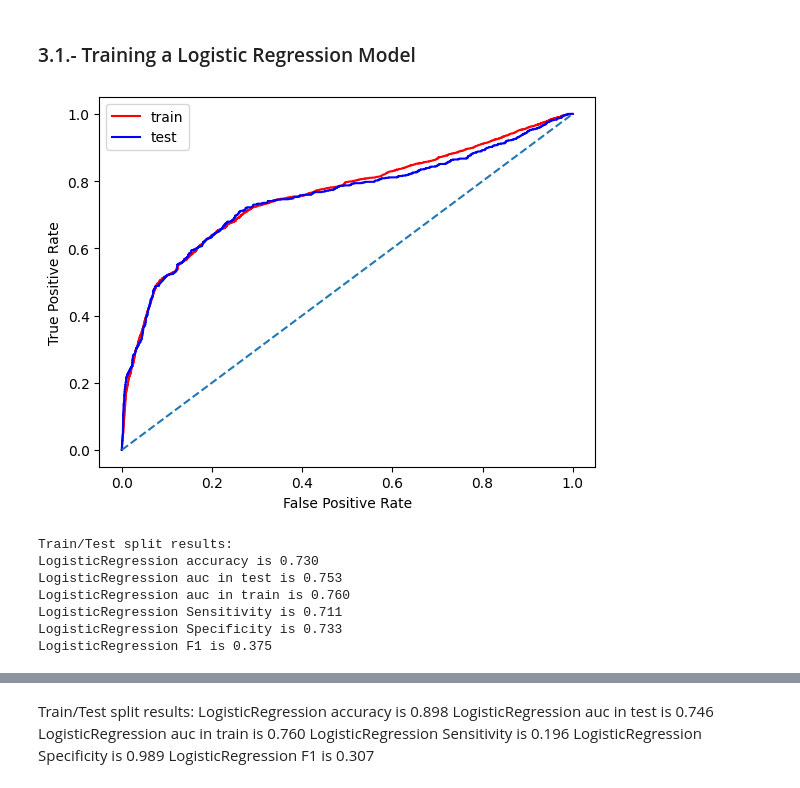
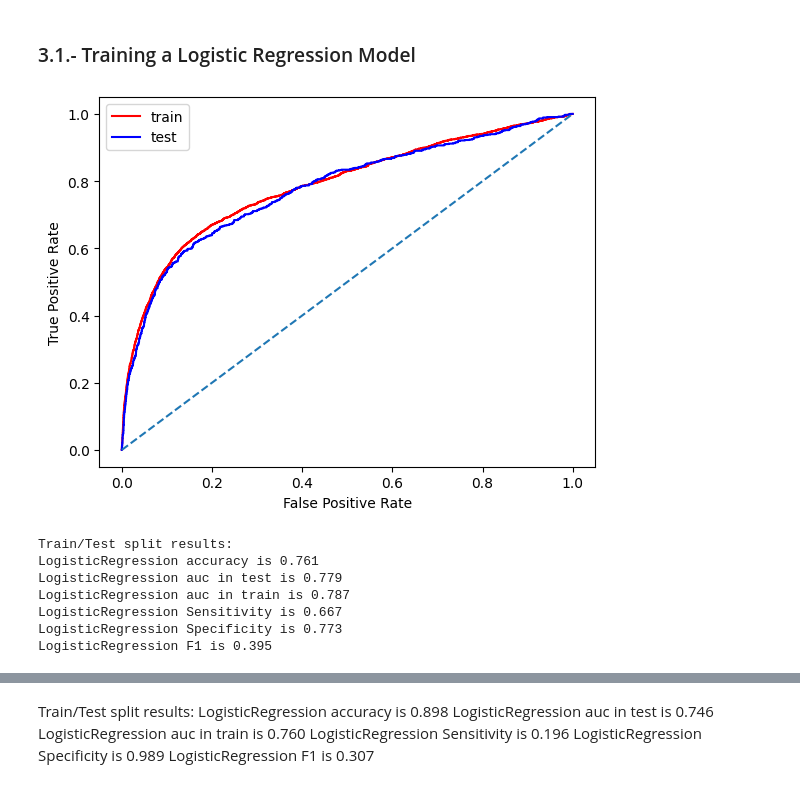
Before and after one commit to marcemir/MLAdvancedProject, a Jupyter notebook: 2410_kaggle_bank_campaingMarcelo.ipynb, the cells around one changed output, grey strips where cells are left out. Saved outputs shown, nothing was run; the diff lists cells and outputs as text; code cells hidden in the pictures.

Commit message:
feat: add feature engineering pipeline for training and validation datasets

```diff
--- a/2410_kaggle_bank_campaingMarcelo.ipynb
+++ b/2410_kaggle_bank_campaingMarcelo.ipynb
@@ -485,0 +519,6 @@ Apply here all the transformations you consider necessary for training a model.
+# %%
+# Definign the categorical columns for one-hot encoding
+categorical_columns = ['job', 'contact', 'marital_status', 'education_level', 'housing_type', 'day_of_week','is_default','loan']
+
+# Definign the categorical columns for WOE encoding
+woe_columns = ['month', 'poutcome']
@@ -502,13 +694,2 @@ train_transformed = train_df[['age','campaing','pdays',
 # %% [markdown]
 ## 3.- Data Model
-# %%
-##----------------------------
-# Train & Test split
-
-X = train_transformed.drop('output',axis=1)
-y = train_transformed['output']
-
-seed =   1957 #año de nacimiento
-test_size =  0.2
-
-X_train, X_test, y_train, y_test = train_test_split(X,y, random_state = seed , test_size = test_size, stratify = y)
@@ -519,26 +740,11 @@ X_train, X_test, y_train, y_test = train_test_split(X,y, random_state = seed , t
 # Train a model
 from sklearn.linear_model import LogisticRegression
 
-model_rl_1 =  LogisticRegression(solver = 'liblinear', random_state= 1234, class_weight='balanced' ) # class_weight='balanced' para balancear las clases
-model_rl_1.fit(X_train, y_train)
+model_rl_3 =  LogisticRegression(solver = 'liblinear', random_state= 1234, class_weight='balanced' ) # class_weight='balanced' para balancear las clases
+model_rl_3.fit(X_train_transformed_df, y_train)
 
 #-----------------------------------------
 # Predict con el dataset de test
 
-y_pred = model_rl_1.predict(X_test)
-y_pred_prb = model_rl_1.predict_proba(X_test)
+y_pred = model_rl_3.predict(X_test_transformed_df)
+y_pred_prb = model_rl_3.predict_proba(X_test_transformed_df)
-# %%
-
-
-#----------------------------------------
-# Train a model
-from sklearn.linear_model import LogisticRegression
-
-model_rl_2 =  LogisticRegression (C= 0.1, penalty= 'l1', solver= 'liblinear', class_weight='balanced' ) # class_weight='balanced' para balancear las clases
-model_rl_2.fit(X_train, y_train)
-
-#-----------------------------------------
-# Predict con el dataset de test
-
-y_pred = model_rl_2.predict(X_test)
-y_pred_prb = model_rl_2.predict_proba(X_test)
@@ -585,11 +751,11 @@ def compute_metrics(model,X_train, y_train, X_test, y_test, trh = 0.5):
 # %%
-compute_metrics(model_rl_2, X_train, y_train, X_test, y_test)
+compute_metrics(model_rl_3, X_train_transformed_df, y_train, X_test_transformed_df, y_test)
 # %% [output]
-[figure, old version]
+[figure, new version]
 Train/Test split results:
-LogisticRegression accuracy is 0.730
-LogisticRegression auc in test is 0.753
-LogisticRegression auc in train is 0.760
-LogisticRegression Sensitivity is 0.711
-LogisticRegression Specificity is 0.733
-LogisticRegression F1 is 0.375
+LogisticRegression accuracy is 0.761
+LogisticRegression auc in test is 0.779
+LogisticRegression auc in train is 0.787
+LogisticRegression Sensitivity is 0.667
+LogisticRegression Specificity is 0.773
+LogisticRegression F1 is 0.395
```
Also changed, not shown: parts of 20 cells of this notebook, 1 other file.
